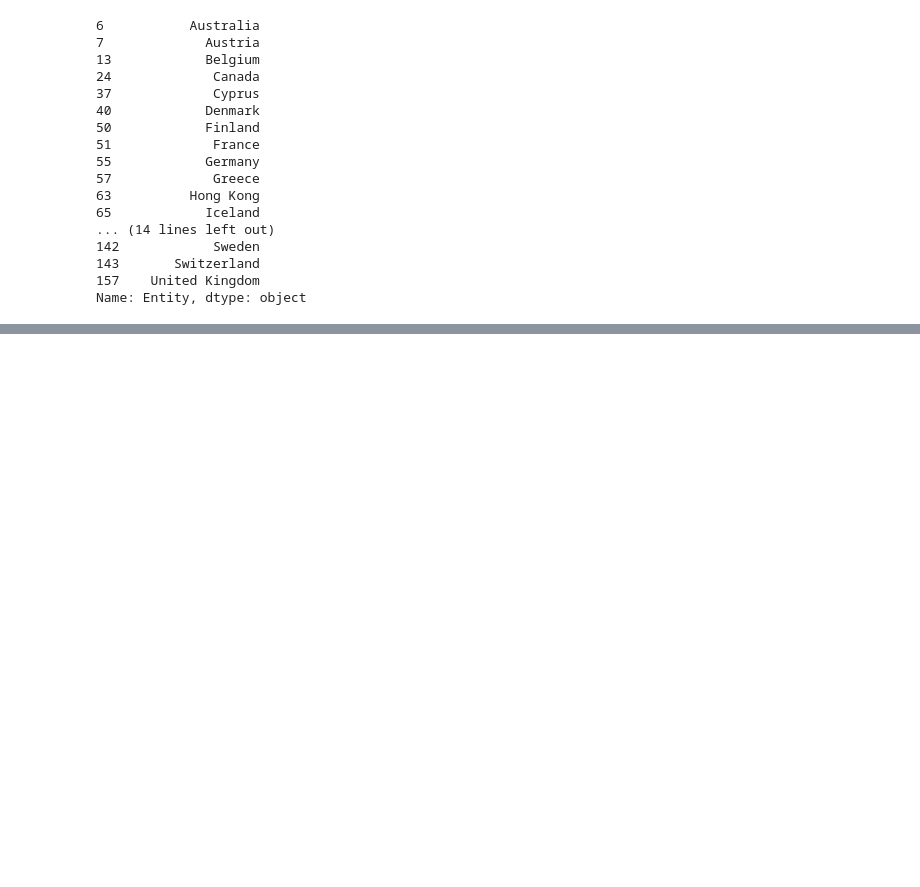
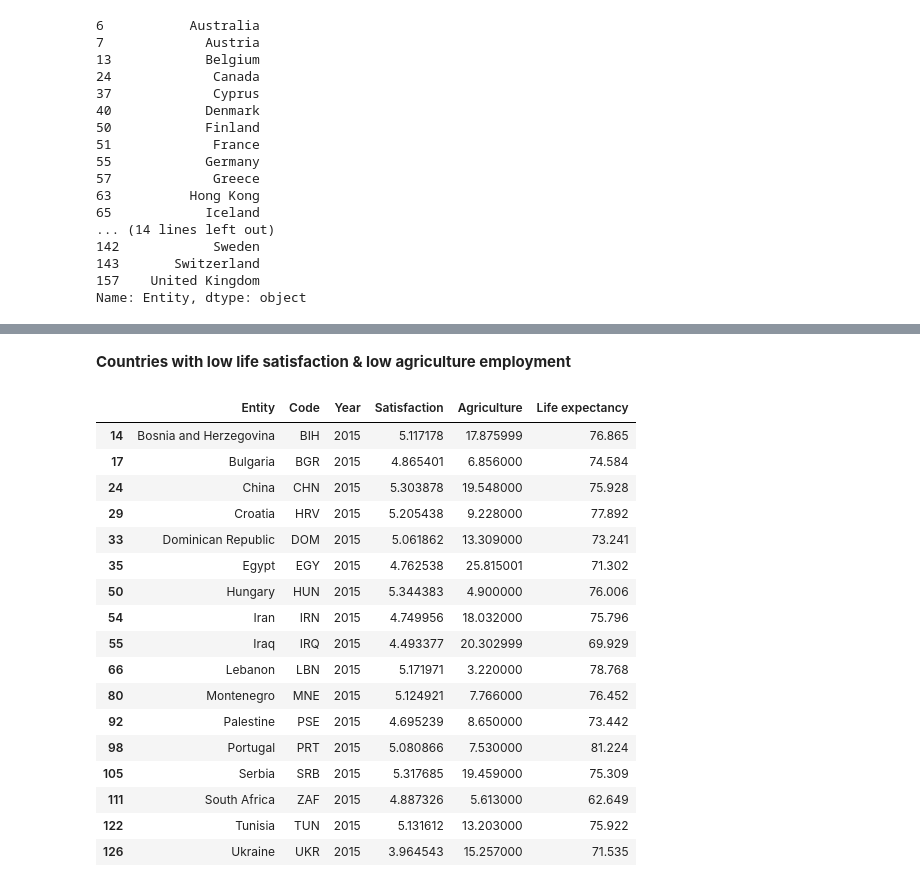
Before and after one commit to vlbin/dat405, a Jupyter notebook: Assignment1.ipynb, the cells around one changed output, grey strips where cells are left out. Drawn from its saved outputs; the diff is of its cells as text; code cells hidden in the pictures; blank space fills up the shorter version.

```diff
--- a/Assignment1.ipynb
+++ b/Assignment1.ipynb
@@ -89,0 +223,23 @@ print(low_le)
+# %% [markdown]
+**Countries with low life satisfaction & low agriculture employment**
+# %%
+low_agr_low_sat.head(250)
+# %% [output]
+|  | Entity | Code | Year | Satisfaction | Agriculture | Life expectancy |
+| 14 | Bosnia and Herzegovina | BIH | 2015 | 5.117178 | 17.875999 | 76.865 |
+| 17 | Bulgaria | BGR | 2015 | 4.865401 | 6.856000 | 74.584 |
+| 24 | China | CHN | 2015 | 5.303878 | 19.548000 | 75.928 |
+| 29 | Croatia | HRV | 2015 | 5.205438 | 9.228000 | 77.892 |
+| 33 | Dominican Republic | DOM | 2015 | 5.061862 | 13.309000 | 73.241 |
+| 35 | Egypt | EGY | 2015 | 4.762538 | 25.815001 | 71.302 |
+| 50 | Hungary | HUN | 2015 | 5.344383 | 4.900000 | 76.006 |
+| 54 | Iran | IRN | 2015 | 4.749956 | 18.032000 | 75.796 |
+| 55 | Iraq | IRQ | 2015 | 4.493377 | 20.302999 | 69.929 |
+| 66 | Lebanon | LBN | 2015 | 5.171971 | 3.220000 | 78.768 |
+| 80 | Montenegro | MNE | 2015 | 5.124921 | 7.766000 | 76.452 |
+| 92 | Palestine | PSE | 2015 | 4.695239 | 8.650000 | 73.442 |
+| 98 | Portugal | PRT | 2015 | 5.080866 | 7.530000 | 81.224 |
+| 105 | Serbia | SRB | 2015 | 5.317685 | 19.459000 | 75.309 |
+| 111 | South Africa | ZAF | 2015 | 4.887326 | 5.613000 | 62.649 |
+| 122 | Tunisia | TUN | 2015 | 5.131612 | 13.203000 | 75.922 |
+| 126 | Ukraine | UKR | 2015 | 3.964543 | 15.257000 | 71.535 |
```
Also changed, not shown: parts of 20 cells of this notebook, 2 other files.
